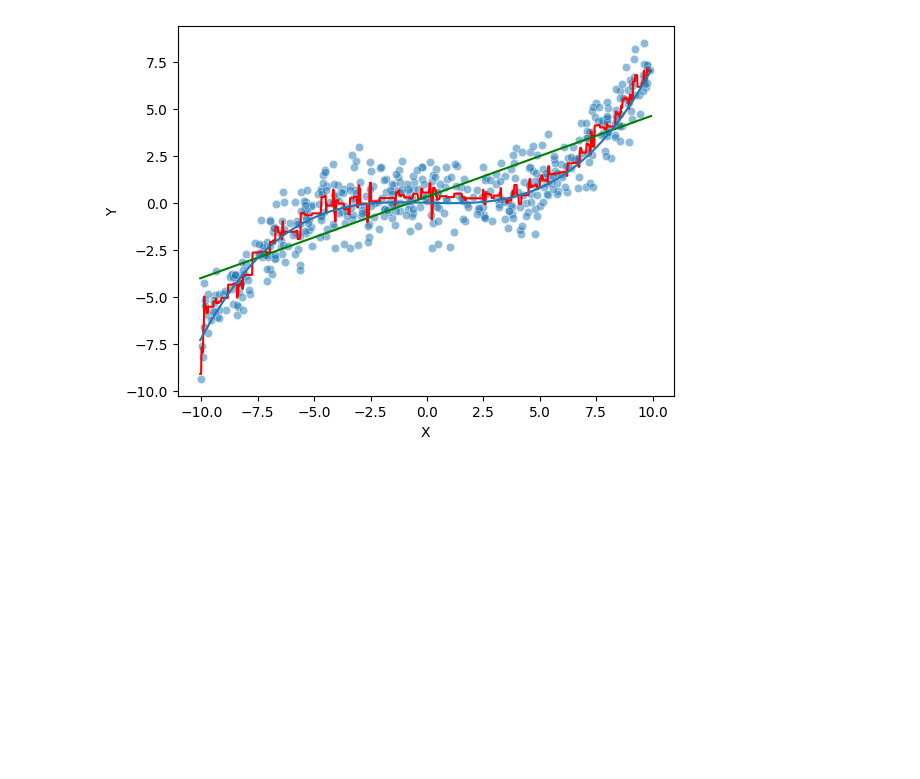
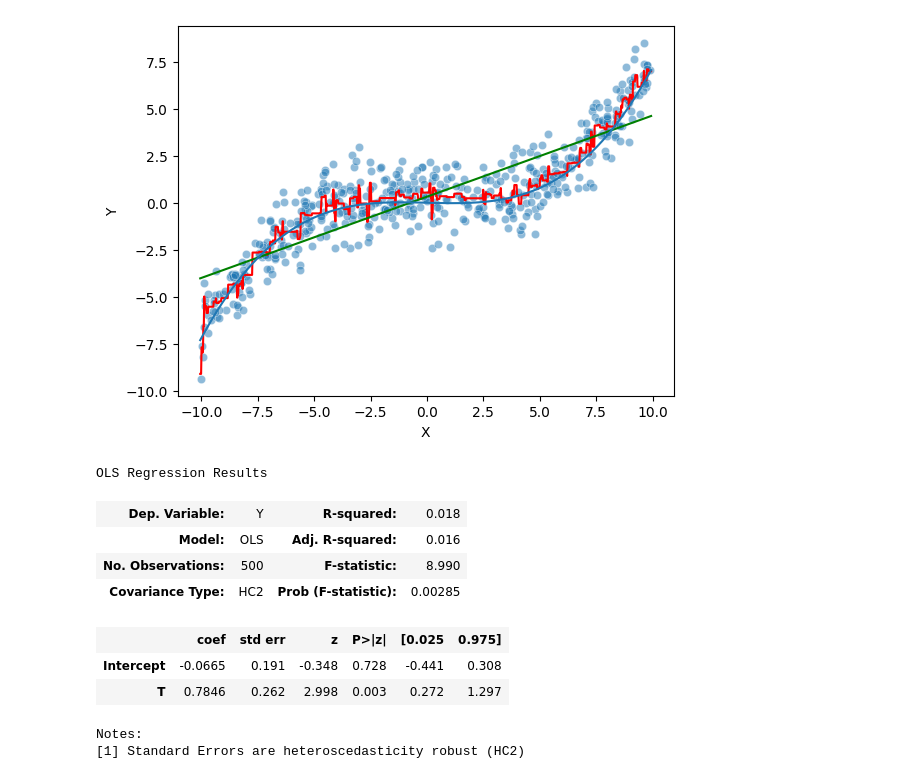
Before and after one commit to alexanderoa/blog_code, a Jupyter notebook: nonlinear_adjust/nonlinear_adjust.ipynb, the cells around one changed output. Cells and saved outputs as stored; diff of their text form; code cells hidden in the pictures; blank space fills up the shorter version.

```diff
--- a/nonlinear_adjust/nonlinear_adjust.ipynb
+++ b/nonlinear_adjust/nonlinear_adjust.ipynb
@@ -69,5 +55,22 @@ plt.plot(xgrid, c*(xgrid**2/20-0.2)*(xgrid/5))
 # %% [output]
 [<matplotlib.lines.Line2D at 0x...>]
 [figure]
+# %%
+reg = smf.ols(
+    "Y ~ T",
+    data = data
+).fit(cov_type='HC2')
+reg.summary(slim=True)
+# %% [output]
+OLS Regression Results
+| Dep. Variable: | Y | R-squared: | 0.018 |
+| Model: | OLS | Adj. R-squared: | 0.016 |
+| No. Observations: | 500 | F-statistic: | 8.990 |
+| Covariance Type: | HC2 | Prob (F-statistic): | 0.00285 |
+|  | coef | std err | z | P>|z| | [0.025 | 0.975] |
+| Intercept | -0.0665 | 0.191 | -0.348 | 0.728 | -0.441 | 0.308 |
+| T | 0.7846 | 0.262 | 2.998 | 0.003 | 0.272 | 1.297 |
+Notes:
+[1] Standard Errors are heteroscedasticity robust (HC2)
 # %%
 reg = smf.ols(
```
Also changed, not shown: parts of 9 cells of this notebook, 1 other file.
